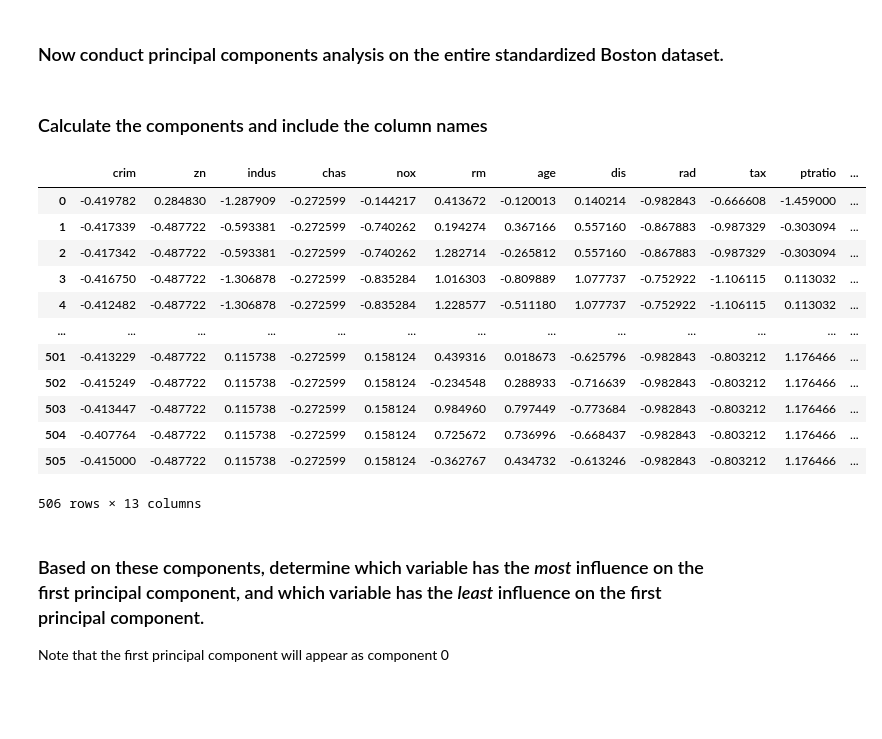
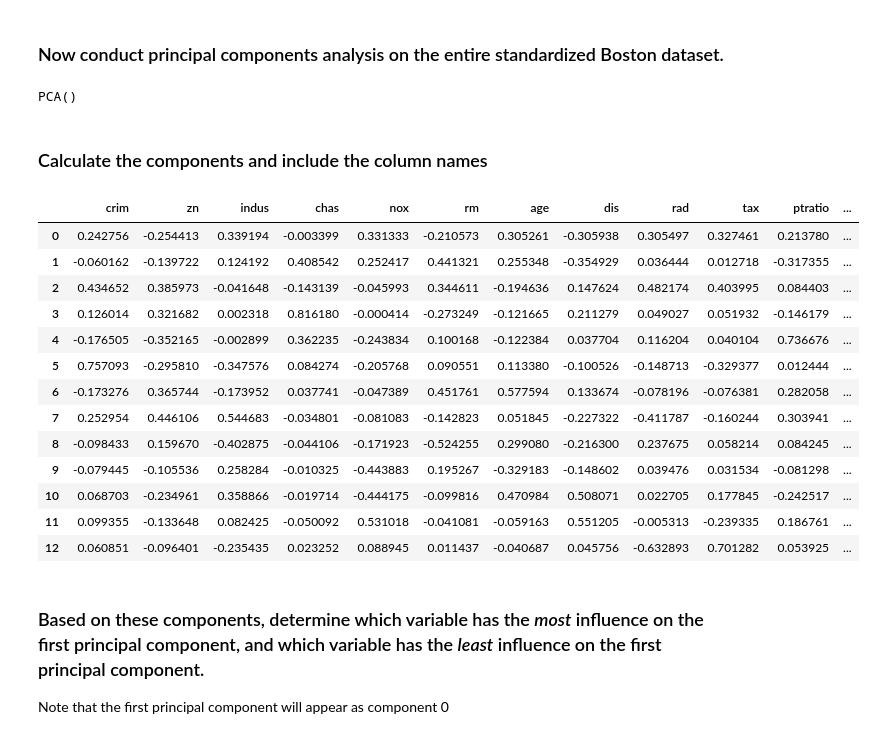
Before and after one commit to shuajo-267/code_2600, a Jupyter notebook: mod07_clustering.ipynb, the cells around one changed output. Drawn from its saved outputs; the diff is of its cells as text; code cells hidden in the pictures; blank space fills up the shorter version.

```diff
--- a/mod07_clustering.ipynb
+++ b/mod07_clustering.ipynb
@@ -177,26 +177,30 @@ for k in range(PCA_subset.components_.shape[1]):
 # %% [markdown]
 ### Now conduct principal components analysis on the entire standardized Boston dataset.
 # %%
-PCA_Boston = Boston_std
+PCA_Boston = PCA()
+PCA_Boston.fit(Boston_std)
+# %% [output]
+PCA()
 # %% [markdown]
 ### Calculate the components and include the column names
 # %%
-components_Boston = pd.DataFrame(PCA_Boston, columns=Boston_std.columns.to_list())
+components_Boston = pd.DataFrame(PCA_Boston.components_, columns=Boston_std.columns.to_list())
 components_Boston
 # %% [output]
 |  | crim | zn | indus | chas | nox | rm | age | dis | rad | tax | ptratio | ... |
-| 0 | -0.419782 | 0.284830 | -1.287909 | -0.272599 | -0.144217 | 0.413672 | -0.120013 | 0.140214 | -0.982843 | -0.666608 | -1.459000 | ... |
-| 1 | -0.417339 | -0.487722 | -0.593381 | -0.272599 | -0.740262 | 0.194274 | 0.367166 | 0.557160 | -0.867883 | -0.987329 | -0.303094 | ... |
-| 2 | -0.417342 | -0.487722 | -0.593381 | -0.272599 | -0.740262 | 1.282714 | -0.265812 | 0.557160 | -0.867883 | -0.987329 | -0.303094 | ... |
-| 3 | -0.416750 | -0.487722 | -1.306878 | -0.272599 | -0.835284 | 1.016303 | -0.809889 | 1.077737 | -0.752922 | -1.106115 | 0.113032 | ... |
-| 4 | -0.412482 | -0.487722 | -1.306878 | -0.272599 | -0.835284 | 1.228577 | -0.511180 | 1.077737 | -0.752922 | -1.106115 | 0.113032 | ... |
-| ... | ... | ... | ... | ... | ... | ... | ... | ... | ... | ... | ... | ... |
-| 501 | -0.413229 | -0.487722 | 0.115738 | -0.272599 | 0.158124 | 0.439316 | 0.018673 | -0.625796 | -0.982843 | -0.803212 | 1.176466 | ... |
-| 502 | -0.415249 | -0.487722 | 0.115738 | -0.272599 | 0.158124 | -0.234548 | 0.288933 | -0.716639 | -0.982843 | -0.803212 | 1.176466 | ... |
-| 503 | -0.413447 | -0.487722 | 0.115738 | -0.272599 | 0.158124 | 0.984960 | 0.797449 | -0.773684 | -0.982843 | -0.803212 | 1.176466 | ... |
-| 504 | -0.407764 | -0.487722 | 0.115738 | -0.272599 | 0.158124 | 0.725672 | 0.736996 | -0.668437 | -0.982843 | -0.803212 | 1.176466 | ... |
-| 505 | -0.415000 | -0.487722 | 0.115738 | -0.272599 | 0.158124 | -0.362767 | 0.434732 | -0.613246 | -0.982843 | -0.803212 | 1.176466 | ... |
+| 0 | 0.242756 | -0.254413 | 0.339194 | -0.003399 | 0.331333 | -0.210573 | 0.305261 | -0.305938 | 0.305497 | 0.327461 | 0.213780 | ... |
+| 1 | -0.060162 | -0.139722 | 0.124192 | 0.408542 | 0.252417 | 0.441321 | 0.255348 | -0.354929 | 0.036444 | 0.012718 | -0.317355 | ... |
+| 2 | 0.434652 | 0.385973 | -0.041648 | -0.143139 | -0.045993 | 0.344611 | -0.194636 | 0.147624 | 0.482174 | 0.403995 | 0.084403 | ... |
+| 3 | 0.126014 | 0.321682 | 0.002318 | 0.816180 | -0.000414 | -0.273249 | -0.121665 | 0.211279 | 0.049027 | 0.051932 | -0.146179 | ... |
+| 4 | -0.176505 | -0.352165 | -0.002899 | 0.362235 | -0.243834 | 0.100168 | -0.122384 | 0.037704 | 0.116204 | 0.040104 | 0.736676 | ... |
+| 5 | 0.757093 | -0.295810 | -0.347576 | 0.084274 | -0.205768 | 0.090551 | 0.113380 | -0.100526 | -0.148713 | -0.329377 | 0.012444 | ... |
+| 6 | -0.173276 | 0.365744 | -0.173952 | 0.037741 | -0.047389 | 0.451761 | 0.577594 | 0.133674 | -0.078196 | -0.076381 | 0.282058 | ... |
+| 7 | 0.252954 | 0.446106 | 0.544683 | -0.034801 | -0.081083 | -0.142823 | 0.051845 | -0.227322 | -0.411787 | -0.160244 | 0.303941 | ... |
+| 8 | -0.098433 | 0.159670 | -0.402875 | -0.044106 | -0.171923 | -0.524255 | 0.299080 | -0.216300 | 0.237675 | 0.058214 | 0.084245 | ... |
+| 9 | -0.079445 | -0.105536 | 0.258284 | -0.010325 | -0.443883 | 0.195267 | -0.329183 | -0.148602 | 0.039476 | 0.031534 | -0.081298 | ... |
+| 10 | 0.068703 | -0.234961 | 0.358866 | -0.019714 | -0.444175 | -0.099816 | 0.470984 | 0.508071 | 0.022705 | 0.177845 | -0.242517 | ... |
+| 11 | 0.099355 | -0.133648 | 0.082425 | -0.050092 | 0.531018 | -0.041081 | -0.059163 | 0.551205 | -0.005313 | -0.239335 | 0.186761 | ... |
+| 12 | 0.060851 | -0.096401 | -0.235435 | 0.023252 | 0.088945 | 0.011437 | -0.040687 | 0.045756 | -0.632893 | 0.701282 | 0.053925 | ... |
-506 rows × 13 columns
 # %% [markdown]
 ### Based on these components, determine which variable has the _most_ influence on the first principal component, and which variable has the _least_ influence on the first principal component.
 
```
Also changed, not shown: parts of 3 cells of this notebook.
